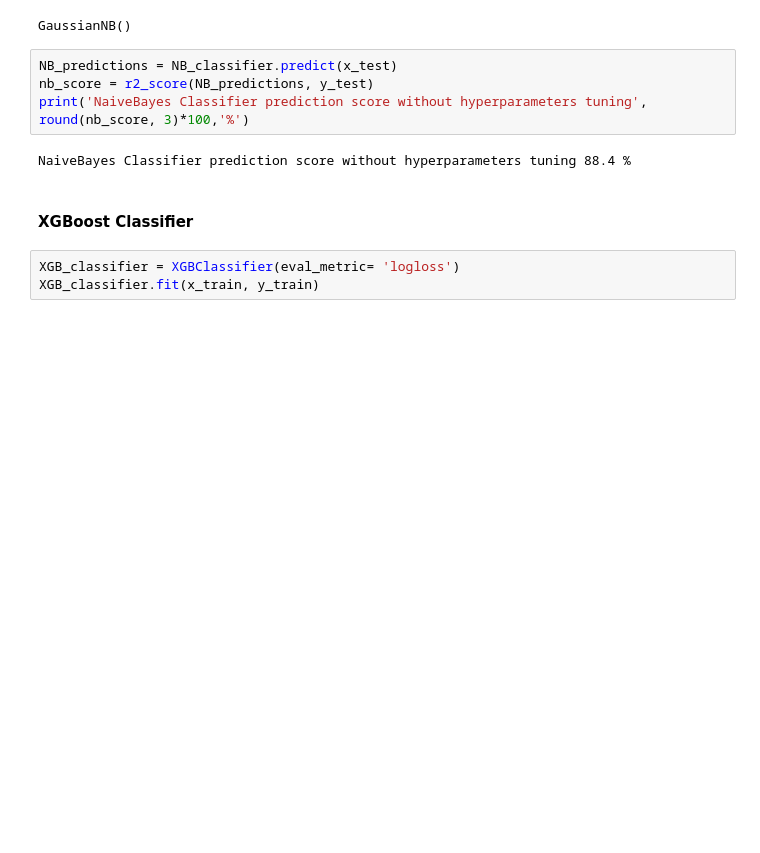
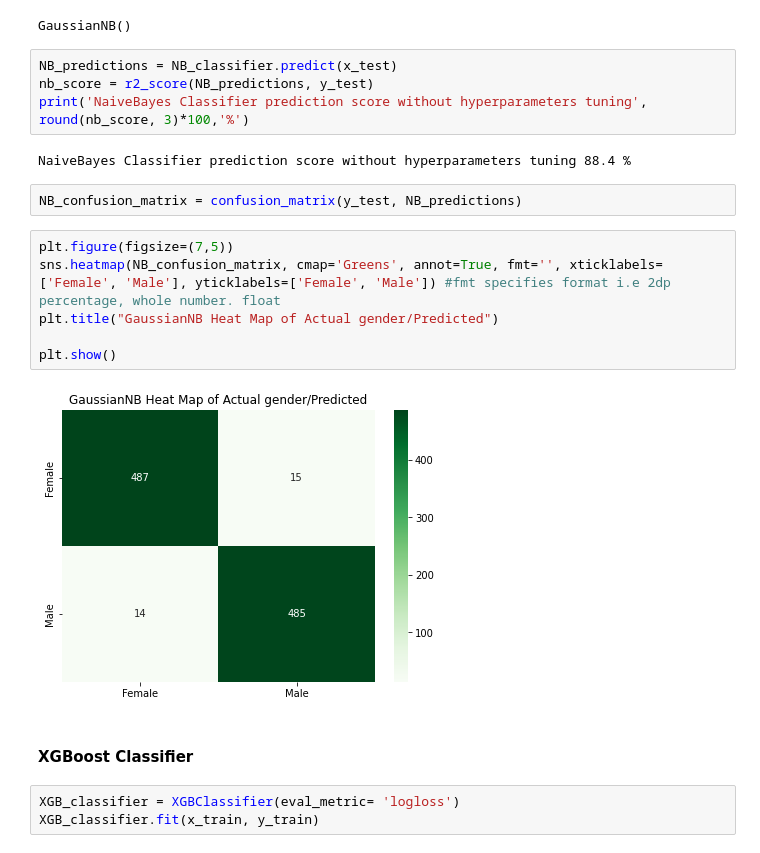
Before and after one commit to munas-git/Gender-classification, a Jupyter notebook: gender-classification.ipynb, the cells around one changed output. Cells and saved outputs as stored; diff of their text form; blank space fills up the shorter version.

```diff
--- a/gender-classification.ipynb
+++ b/gender-classification.ipynb
@@ -269,6 +268,16 @@ nb_score = r2_score(NB_predictions, y_test)
 print('NaiveBayes Classifier prediction score without hyperparameters tuning', round(nb_score, 3)*100,'%')
 # %% [output]
 NaiveBayes Classifier prediction score without hyperparameters tuning 88.4 %
+# %%
+NB_confusion_matrix = confusion_matrix(y_test, NB_predictions)
+# %%
+plt.figure(figsize=(7,5))
+sns.heatmap(NB_confusion_matrix, cmap='Greens', annot=True, fmt='', xticklabels=['Female', 'Male'], yticklabels=['Female', 'Male']) #fmt specifies format i.e 2dp percentage, whole number. float
+plt.title("GaussianNB Heat Map of Actual gender/Predicted")
+
+plt.show()
+# %% [output]
+[figure, added]
 # %% [markdown]
 #### XGBoost Classifier
 # %%
```
Also changed, not shown: parts of 13 cells of this notebook.
